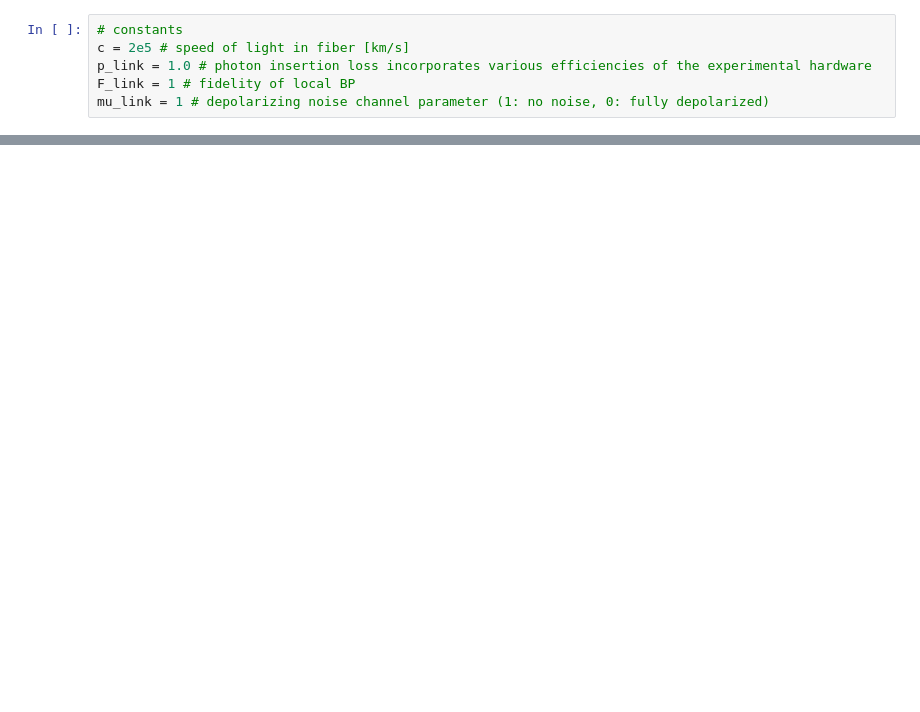
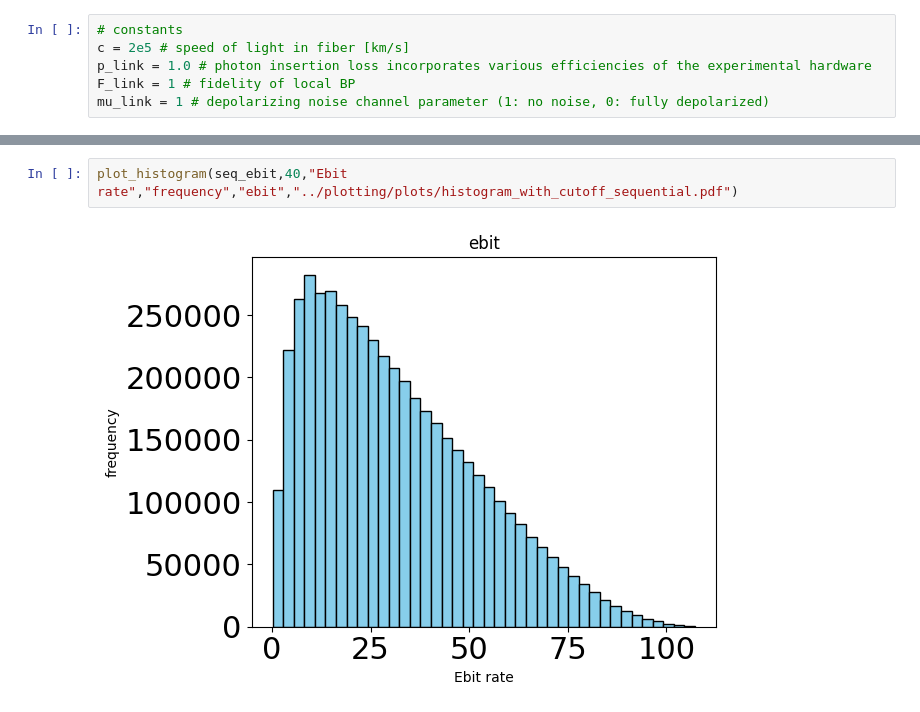
Before and after one commit to pooryousefshahrooz/repeater_chains, a Jupyter notebook: figures_paper/figure4.ipynb, the cells around one changed output, grey strips where cells are left out. Drawn from its saved outputs; the diff is of its cells as text; blank space fills up the shorter version.

```diff
--- a/figures_paper/figure4.ipynb
+++ b/figures_paper/figure4.ipynb
@@ -131,0 +260,4 @@ hist(seq_ebit,seq_skr,par_ebit,par_skr,x_axis_tick_font_size,y_axis_tick_font_si
+# %%
+plot_histogram(seq_ebit,40,"Ebit rate","frequency","ebit","../plotting/plots/histogram_with_cutoff_sequential.pdf")
+# %% [output]
+[figure, added]
```
Also changed, not shown: parts of 8 cells of this notebook, 3 other files.
